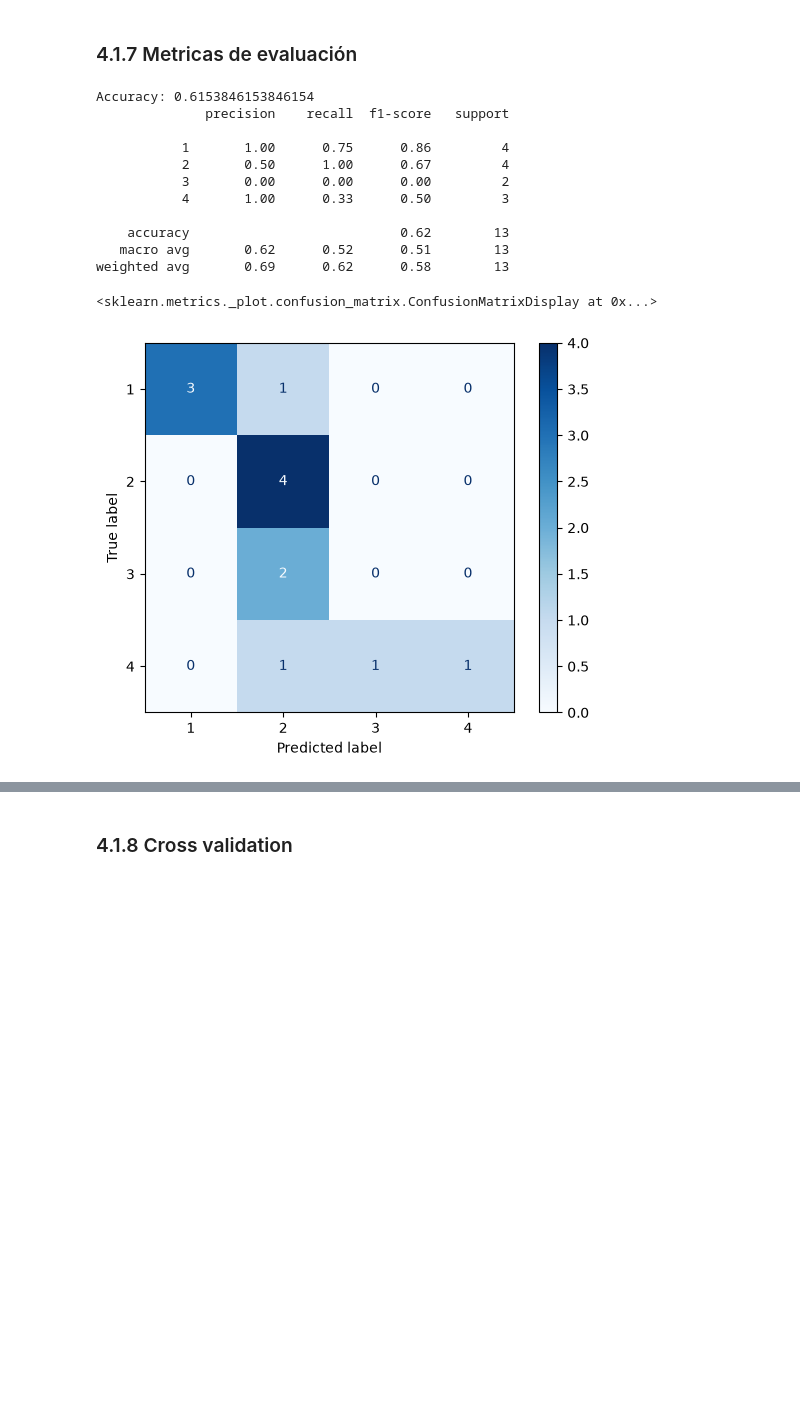
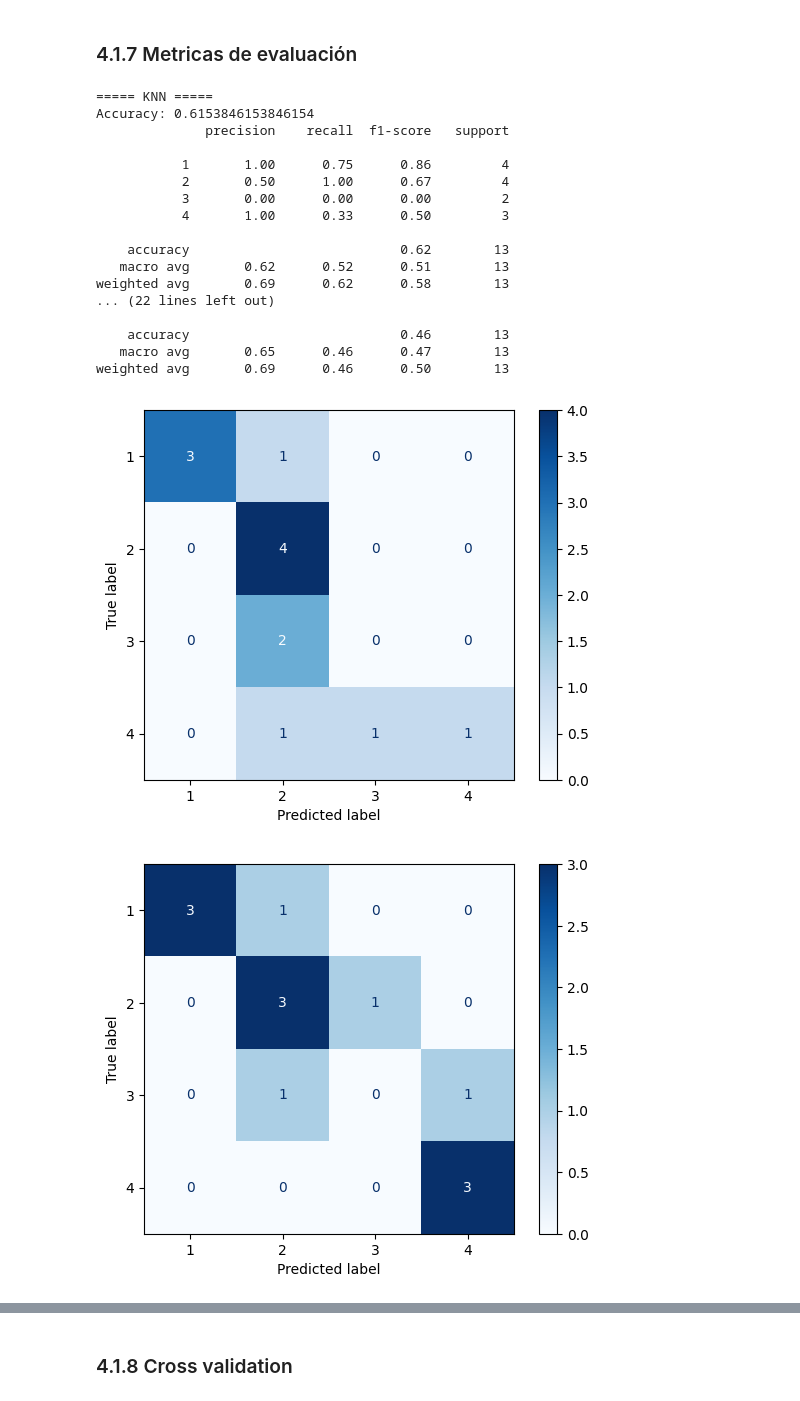
Before and after one commit to Allycathe/DS_Proyecto, a Jupyter notebook: proyecto.ipynb, the cells around one changed output, grey strips where cells are left out. Saved outputs shown, nothing was run; the diff lists cells and outputs as text; code cells hidden in the pictures; blank space fills up the shorter version.

Commit message:
Más Modelos Clasificacion

```diff
--- a/proyecto.ipynb
+++ b/proyecto.ipynb
@@ -980,7 +985,8 @@ Name: count, dtype: int64
 # %% [markdown]
 ### 4.1.4 Selección de variables
 # %%
-columnas = [c for c in df.columns if c.startswith("x10k_") or c.startswith("pct_area_")]
+columnas = [c for c in df.columns if c.startswith("x10k_") and not c.startswith("x10k_cat_")]
+columnas += [c for c in df.columns if c.startswith("pct_area_")]
 columnas.append("hab_km2")
 
 X = df[columnas]
@@ -997,32 +1003,53 @@ X_train, X_test, y_train, y_test = train_test_split(
 * Escalar StandardScaler
 * Modelo KNN
 # %%
-modelo = Pipeline([
-    ("imputar", SimpleImputer(strategy="median")),   # rellena datos faltantes
-    ("escalar", StandardScaler()),                   # pone todas las variables en la misma escala
-    ("knn", KNeighborsClassifier()),    # el clasificador
-])
+modelos = {
+    "KNN": Pipeline([
+        ("imputar", SimpleImputer(strategy="median")),
+        ("escalar", StandardScaler()),
+        ("modelo", KNeighborsClassifier()),
+    ]),
+    "Random Forest": Pipeline([
+        ("imputar", SimpleImputer(strategy="median")),
+        ("escalar", StandardScaler()),
+        ("modelo", RandomForestClassifier(random_state=42)),
+    ]),
+    "Gradient Boosting": Pipeline([
+        ("imputar", SimpleImputer(strategy="median")),
+        ("escalar", StandardScaler()),
+        ("modelo", GradientBoostingClassifier(random_state=42)),
+    ]),
+}
 # %%
-modelo.fit(X_train, y_train)
-y_pred = modelo.predict(X_test)
+predicciones = {}
+for nombre, pipe in modelos.items():
+    pipe.fit(X_train, y_train)
+    predicciones[nombre] = pipe.predict(X_test)
 # %% [markdown]
 ### 4.1.7 Metricas de evaluación
 # %%
-print("Accuracy:", accuracy_score(y_test, y_pred))
-print(classification_report(y_test, y_pred, zero_division=0))   # precision y recall por nivel
-
-ConfusionMatrixDisplay.from_predictions(y_test, y_pred, cmap="Blues")
+for nombre, y_pred in predicciones.items():
+    print("=====", nombre, "=====")
+    print("Accuracy:", accuracy_score(y_test, y_pred))
+    print(classification_report(y_test, y_pred, zero_division=0))
+    ConfusionMatrixDisplay.from_predictions(y_test, y_pred, cmap="Blues") # Añadido
 # %% [output]
+===== KNN =====
 Accuracy: 0.6153846153846154
               precision    recall  f1-score   support
 
            1       1.00      0.75      0.86         4
            2       0.50      1.00      0.67         4
            3       0.00      0.00      0.00         2
            4       1.00      0.33      0.50         3
 
     accuracy                           0.62        13
    macro avg       0.62      0.52      0.51        13
 weighted avg       0.69      0.62      0.58        13
+... (22 lines left out)
+
+    accuracy                           0.46        13
+   macro avg       0.65      0.46      0.47        13
+weighted avg       0.69      0.46      0.50        13
-<sklearn.metrics._plot.confusion_matrix.ConfusionMatrixDisplay at 0x...>
-[figure, old version]
+[figure, new version]
+[figure, added]
```
Also changed, not shown: parts of 32 cells of this notebook.
